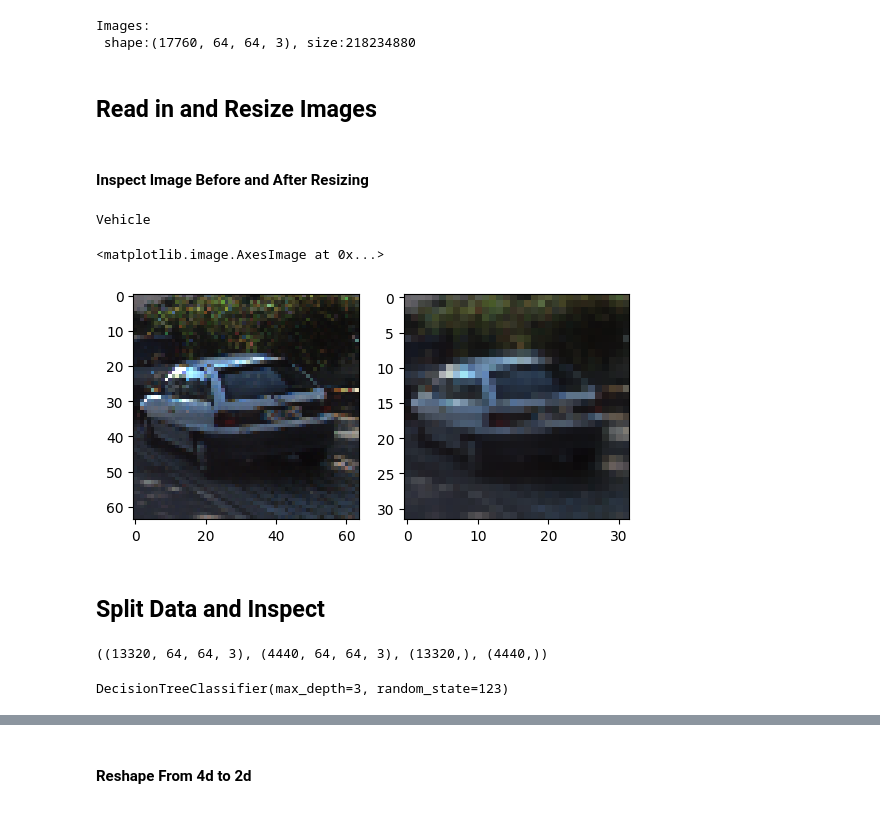
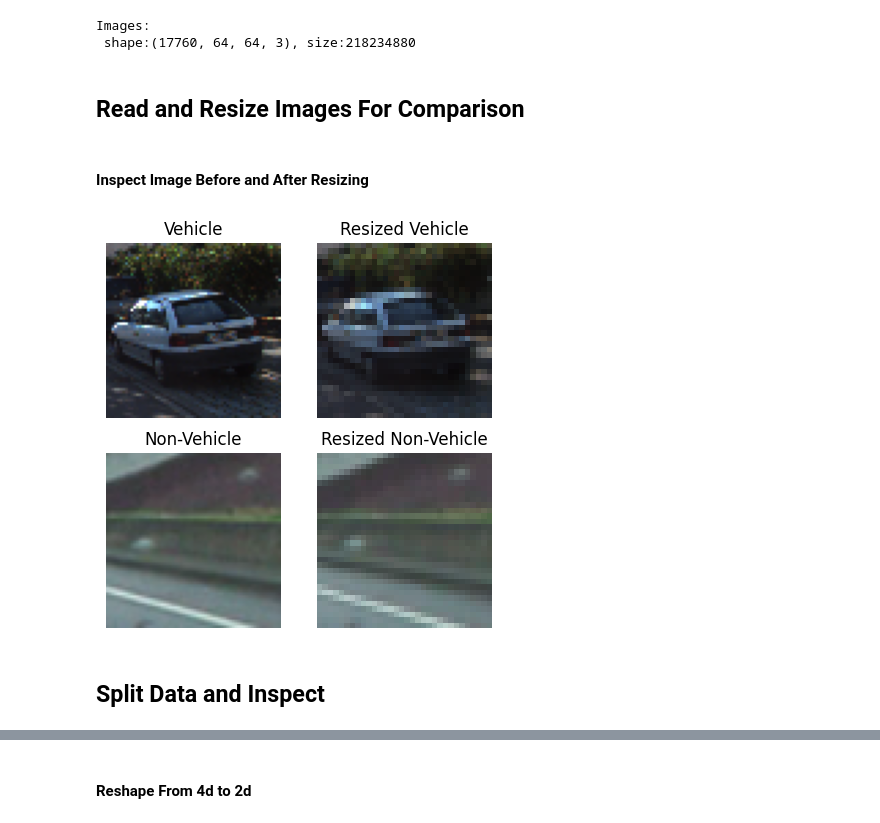
Before and after one commit to murdockma/4604_ML_project, a Jupyter notebook: 4604 Project.ipynb, the cells around one changed output, grey strips where cells are left out. Cells and saved outputs as stored; diff of their text form; code cells hidden in the pictures.

```diff
--- a/4604 Project.ipynb
+++ b/4604 Project.ipynb
@@ -92,8 +76,6 @@ print(f'Images: \n shape:{images.shape}, size:{images.size}')
 # %% [output]
 Images:
  shape:(17760, 64, 64, 3), size:218234880
-# %%
-resize = np.array([resize(plt.imread(p), (32,32,3)) for p in df_shuffled['paths']])
 # %% [markdown]
-## Read in and Resize Images
+## Read and Resize Images For Comparison
 # %%
@@ -101,17 +84,28 @@ resize = np.array([resize(plt.imread(p), (32,32,3)) for p in df_shuffled['paths'
 # %% [markdown]
 #### Inspect Image Before and After Resizing
 # %%
-f, ax = plt.subplots(1,2)
-print(np.where(df_shuffled['labels'][15]==1, 'Vehicle', 'Non-Vehicle'))
-im = plt.imread(df_shuffled['paths'][15])#, (32,32,3))
-# im_ = resize(plt.imread(df_shuffled['paths'][5]), (32,32,3))
-im_ = np.array(resize(plt.imread(df_shuffled['paths'][15]), (32, 32, 3)))
-ax[0].imshow(im)
-ax[1].imshow(im_)
+def label(df, r):
+    return np.where(df['labels'][r]==1, 'Vehicle', 'Non-Vehicle')
+# print label
+def read_resize_plot(df, r, r2):
+    # set fig
+    f,(ax,ax1) = plt.subplots(2,2, figsize=(5,5))
+
+    rlab, rlab2 = label(df, r), label(df, r2)
+
+    ax[0].imshow(plt.imread(df['paths'][r]))
+    ax[1].imshow(np.array(resize(plt.imread(df['paths'][r]), (32, 32, 3))))
+    ax[0].set_title(rlab), ax[1].set_title(f'Resized {rlab}')
+    ax[0].set_axis_off(), ax[1].set_axis_off()
+
+    ax1[0].imshow(plt.imread(df['paths'][r2]))
+    ax1[1].imshow(np.array(resize(plt.imread(df['paths'][r2]), (32, 32, 3))))
+    ax1[0].set_title(rlab2), ax1[1].set_title(f'Resized {rlab2}')
+    ax1[0].set_axis_off(), ax1[1].set_axis_off()
+
+read_resize_plot(df_shuffled, 15, 25)
 # %% [output]
-Vehicle
-<matplotlib.image.AxesImage at 0x...>
-[figure, old version]
+[figure, new version]
 # %% [markdown]
 ## Split Data and Inspect
 # %%
@@ -119,4 +114,0 @@ X_train, X_test, y_train, y_test = train_test_split(images, labels, test_size =
-# %%
-X_train.shape,X_test.shape,y_train.shape,y_test.shape
-# %% [output]
-((13320, 64, 64, 3), (4440, 64, 64, 3), (13320,), (4440,))
@@ -129,5 +114,0 @@ d2_Xtest = X_test.reshape((nsamples_,nx_*ny_*nz_))
-# %%
-model = DecisionTreeClassifier(criterion='gini', max_depth=3, min_samples_leaf=1, random_state=123)
-model.fit(d2_Xtrain, y_train)
-# %% [output]
-DecisionTreeClassifier(max_depth=3, random_state=123)
```
Also changed, not shown: parts of 28 cells of this notebook.
